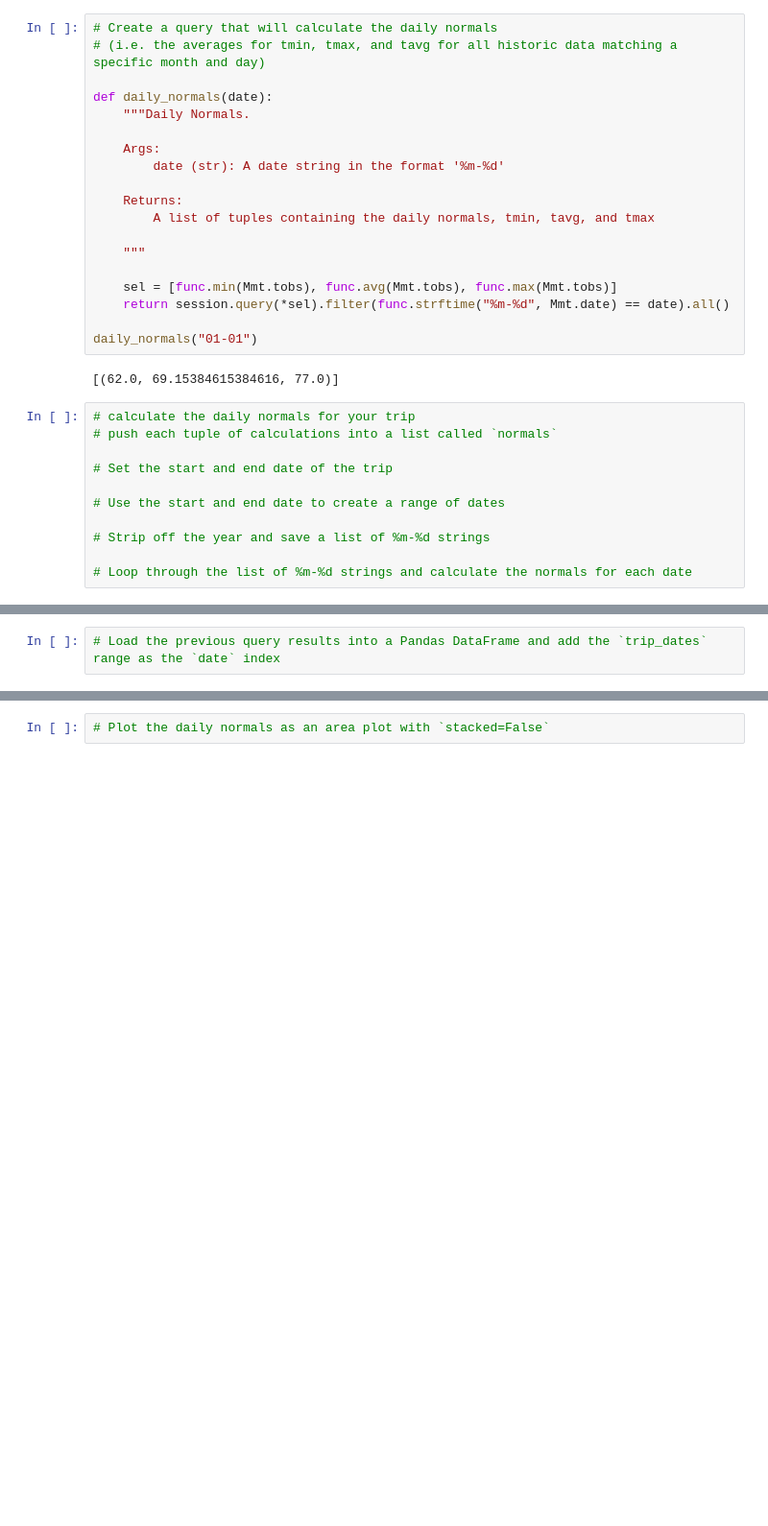
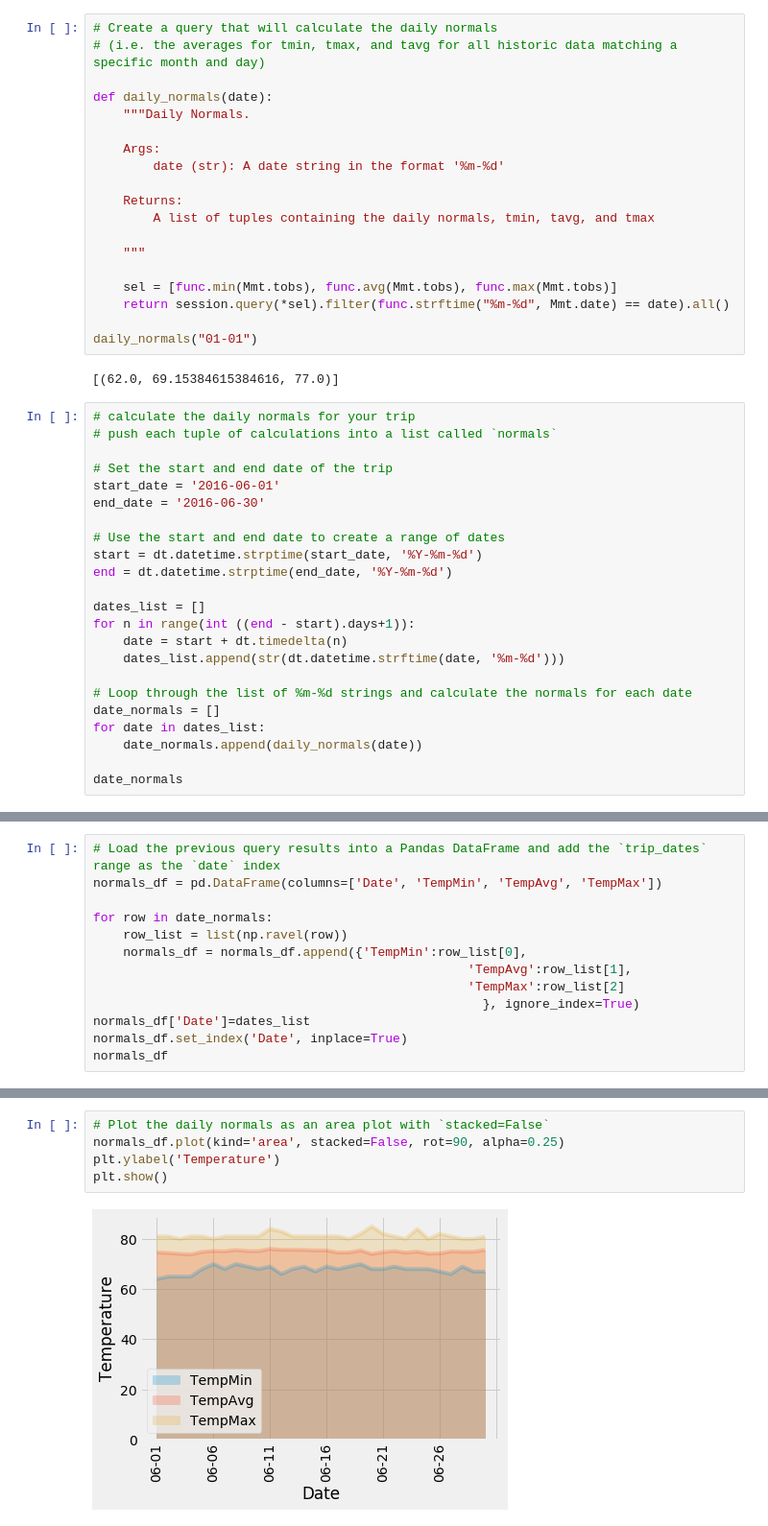
Before and after one commit to rmoesw01/sqlalchemy-challenge, a Jupyter notebook: climate_starter.ipynb, the cells around one changed output, grey strips where cells are left out. Shown at 96% size. Cells and saved outputs as stored; diff of their text form; blank space fills up the shorter version.

```diff
--- a/climate_starter.ipynb
+++ b/climate_starter.ipynb
@@ -355,9 +383,21 @@ daily_normals("01-01")
 # push each tuple of calculations into a list called `normals`
 
 # Set the start and end date of the trip
+start_date = '2016-06-01'
+end_date = '2016-06-30'
 
 # Use the start and end date to create a range of dates
+start = dt.datetime.strptime(start_date, '%Y-%m-%d')
+end = dt.datetime.strptime(end_date, '%Y-%m-%d')
 
-# Strip off the year and save a list of %m-%d strings
+dates_list = []
+for n in range(int ((end - start).days+1)):
+    date = start + dt.timedelta(n)
+    dates_list.append(str(dt.datetime.strftime(date, '%m-%d')))
 
 # Loop through the list of %m-%d strings and calculate the normals for each date
+date_normals = []
+for date in dates_list:
+    date_normals.append(daily_normals(date))
+
+date_normals
@@ -364,2 +422,13 @@ daily_normals("01-01")
 # %%
 # Load the previous query results into a Pandas DataFrame and add the `trip_dates` range as the `date` index
+normals_df = pd.DataFrame(columns=['Date', 'TempMin', 'TempAvg', 'TempMax'])
+
+for row in date_normals:
+    row_list = list(np.ravel(row))
+    normals_df = normals_df.append({'TempMin':row_list[0],
+                                                  'TempAvg':row_list[1],
+                                                  'TempMax':row_list[2]
+                                                    }, ignore_index=True)
+normals_df['Date']=dates_list
+normals_df.set_index('Date', inplace=True)
+normals_df
@@ -366,2 +454,7 @@ daily_normals("01-01")
 # %%
 # Plot the daily normals as an area plot with `stacked=False`
+normals_df.plot(kind='area', stacked=False, rot=90, alpha=0.25)
+plt.ylabel('Temperature')
+plt.show()
+# %% [output]
+[figure, added]
```
Also changed, not shown: parts of 3 cells of this notebook.
